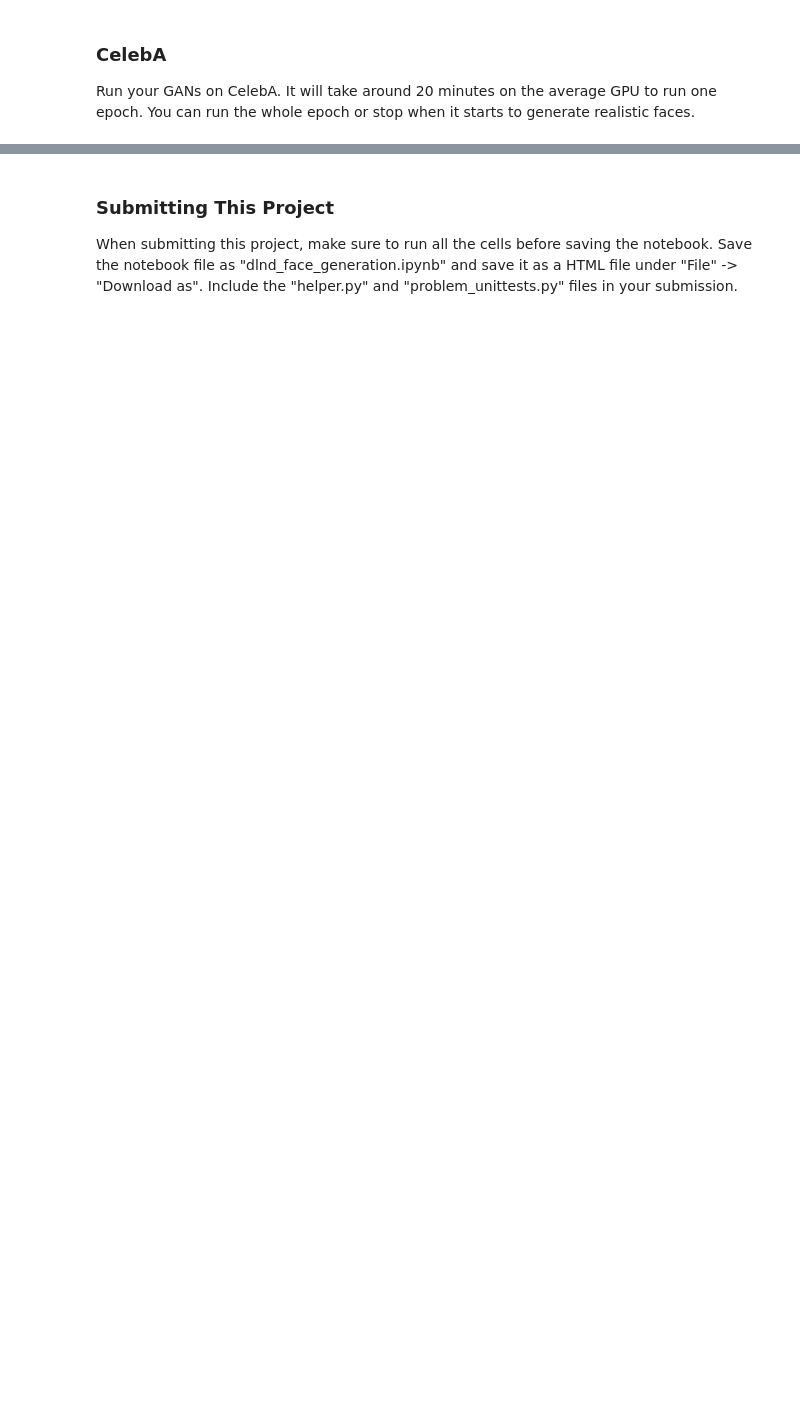
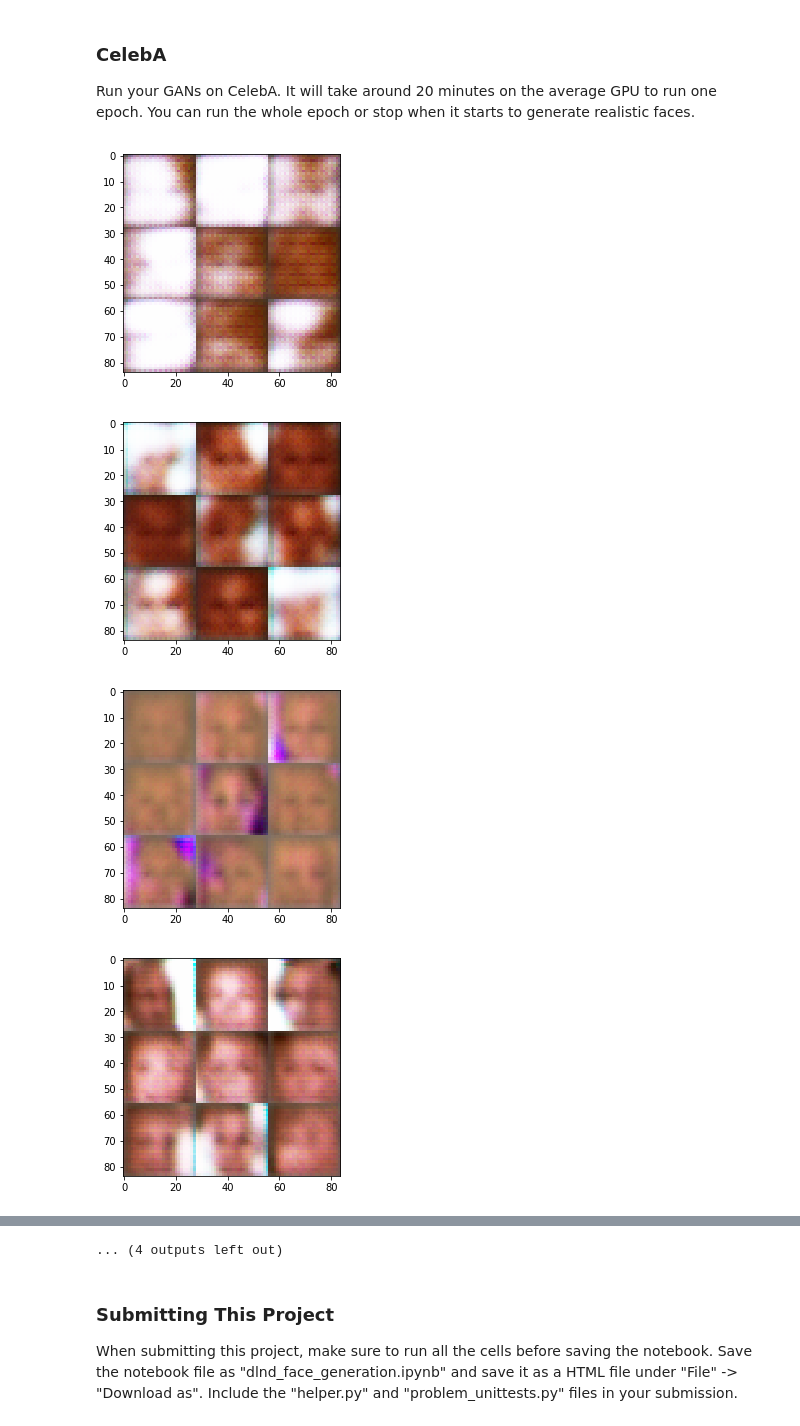
Before and after one commit to bringingkatigbak/GAN-face-generator, a Jupyter notebook: dlnd_face_generation.ipynb, the cells around one changed output, grey strips where cells are left out. Cells and saved outputs as stored; diff of their text form; code cells hidden in the pictures; blank space fills up the shorter version.

```diff
--- a/dlnd_face_generation.ipynb
+++ b/dlnd_face_generation.ipynb
@@ -435,17 +439,22 @@ with tf.Graph().as_default():
 Run your GANs on CelebA.  It will take around 20 minutes on the average GPU to run one epoch.  You can run the whole epoch or stop when it starts to generate realistic faces.
 # %%
 batch_size = 32
-z_dim = 128
-learning_rate = .0005
-beta1 = .0001
+z_dim = 256
+learning_rate = .00035
+beta1 = .0004
 
 
 """
 DON'T MODIFY ANYTHING IN THIS CELL THAT IS BELOW THIS LINE
 """
 epochs = 1
 
 celeba_dataset = helper.Dataset('celeba', glob(os.path.join(data_dir, 'img_align_celeba/*.jpg')))
 with tf.Graph().as_default():
     train(epochs, batch_size, z_dim, learning_rate, beta1, celeba_dataset.get_batches,
           celeba_dataset.shape, celeba_dataset.image_mode)
+# %% [output]
+[figure, added]
+[figure, added]
+[figure, added]
+[figure, added]
@@ -452,3 +469,4 @@ with tf.Graph().as_default():
+... (4 outputs left out)
 # %% [markdown]
 ### Submitting This Project
 When submitting this project, make sure to run all the cells before saving the notebook. Save the notebook file as "dlnd_face_generation.ipynb" and save it as a HTML file under "File" -> "Download as". Include the "helper.py" and "problem_unittests.py" files in your submission.
```
Also changed, not shown: parts of 4 cells of this notebook.
